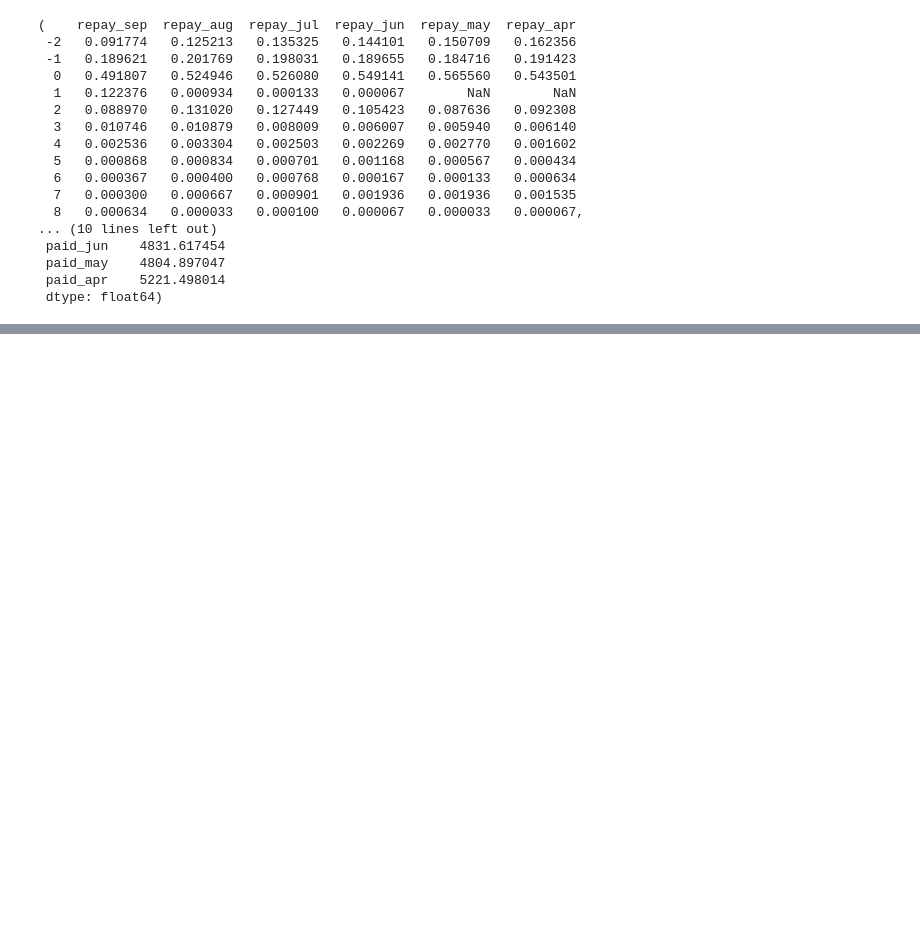
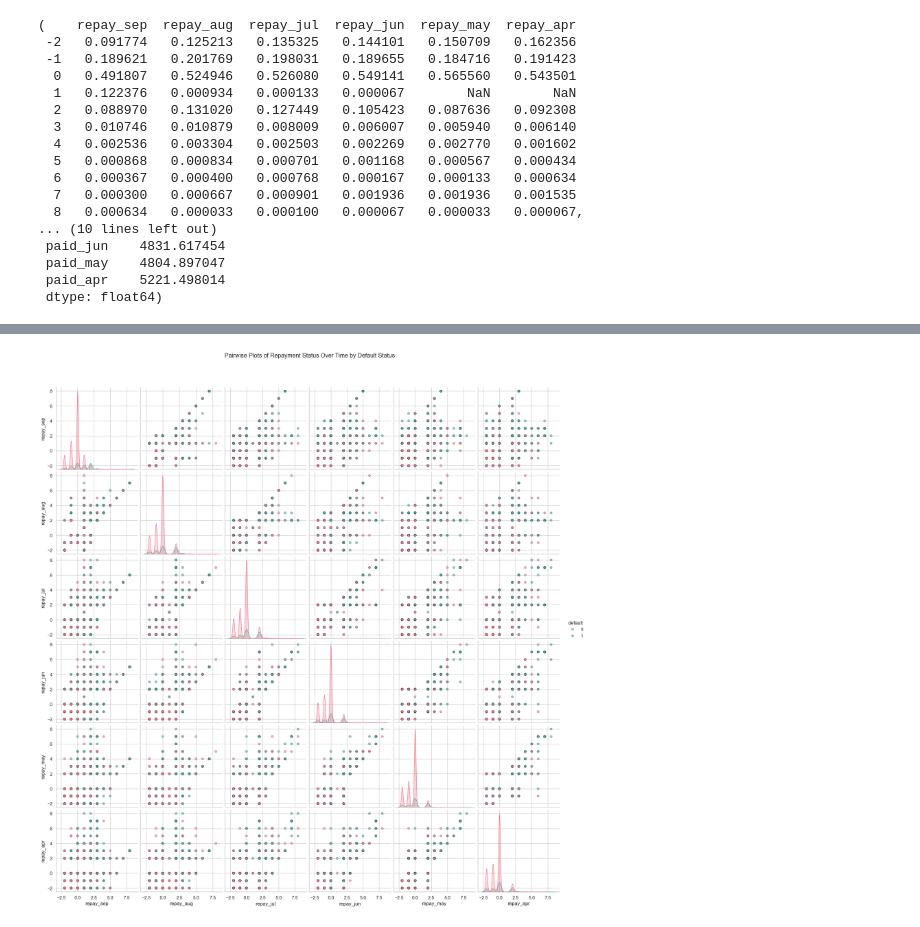
Before and after one commit to Daya2k/CaseStudy, a Jupyter notebook: notebooks/data_cleaning.ipynb, the cells around one changed output, grey strips where cells are left out. Cells and saved outputs as stored; diff of their text form; code cells hidden in the pictures; blank space fills up the shorter version.

```diff
--- a/notebooks/data_cleaning.ipynb
+++ b/notebooks/data_cleaning.ipynb
@@ -239,0 +290,21 @@ plt.show()
+# %%
+# Corrected column names and removed the duplicate 'repay_apr'
+selected_columns = ['repay_sep', 'repay_aug', 'repay_jul',
+                    'repay_jun', 'repay_may', 'repay_apr', 'default']
+
+# Assuming df is your dataframe and it contains these columns
+pairplot_data = df[selected_columns]
+
+# Convert the 'default' column to categorical for better visualization
+pairplot_data['default'] = pairplot_data['default'].astype('category')
+
+# Create the pairplot with the 'default' column as the hue
+sns.pairplot(pairplot_data, hue='default', diag_kind='kde', palette='husl',
+             plot_kws={'alpha': 0.6, 's': 30, 'edgecolor': 'k'},
+             height=3)
+
+plt.suptitle(
+    'Pairwise Plots of Repayment Status Over Time by Default Status', y=1.05)
+plt.show()
+# %% [output]
+[figure, added]
```
Also changed, not shown: parts of 30 cells of this notebook, 4 other files.
